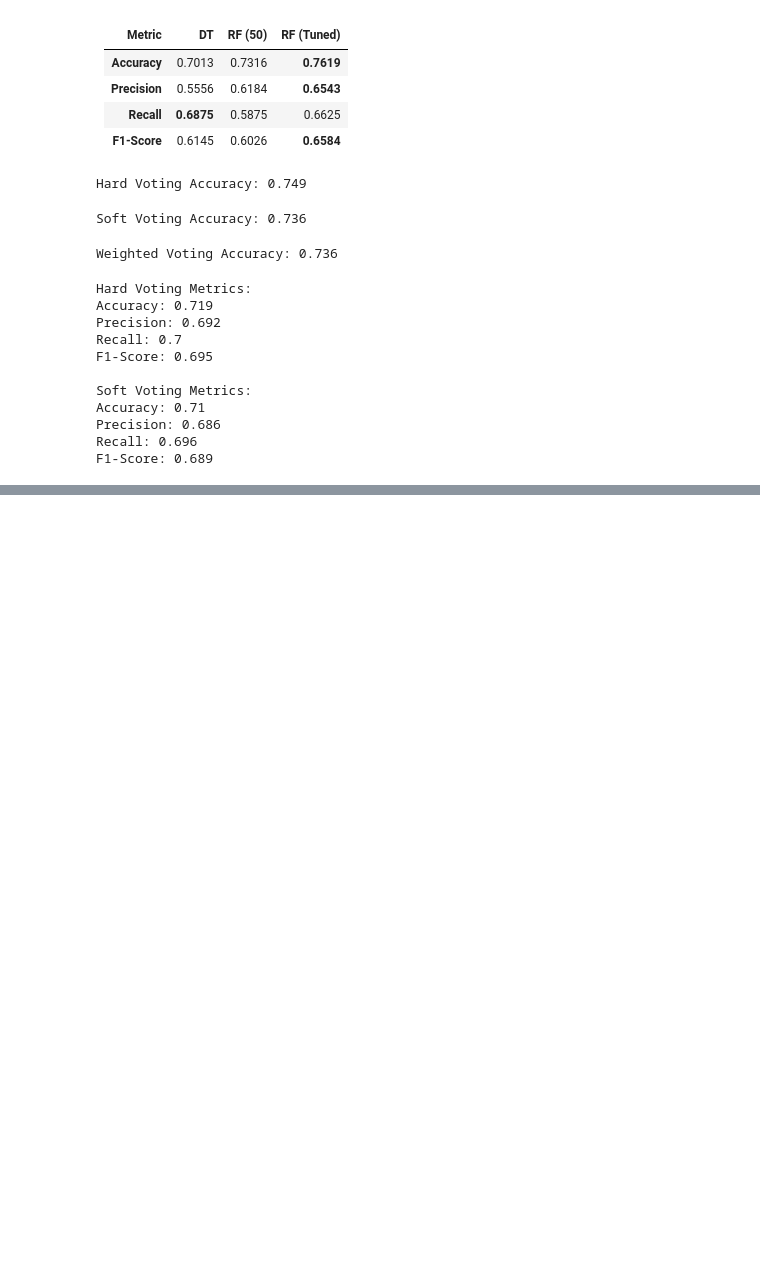
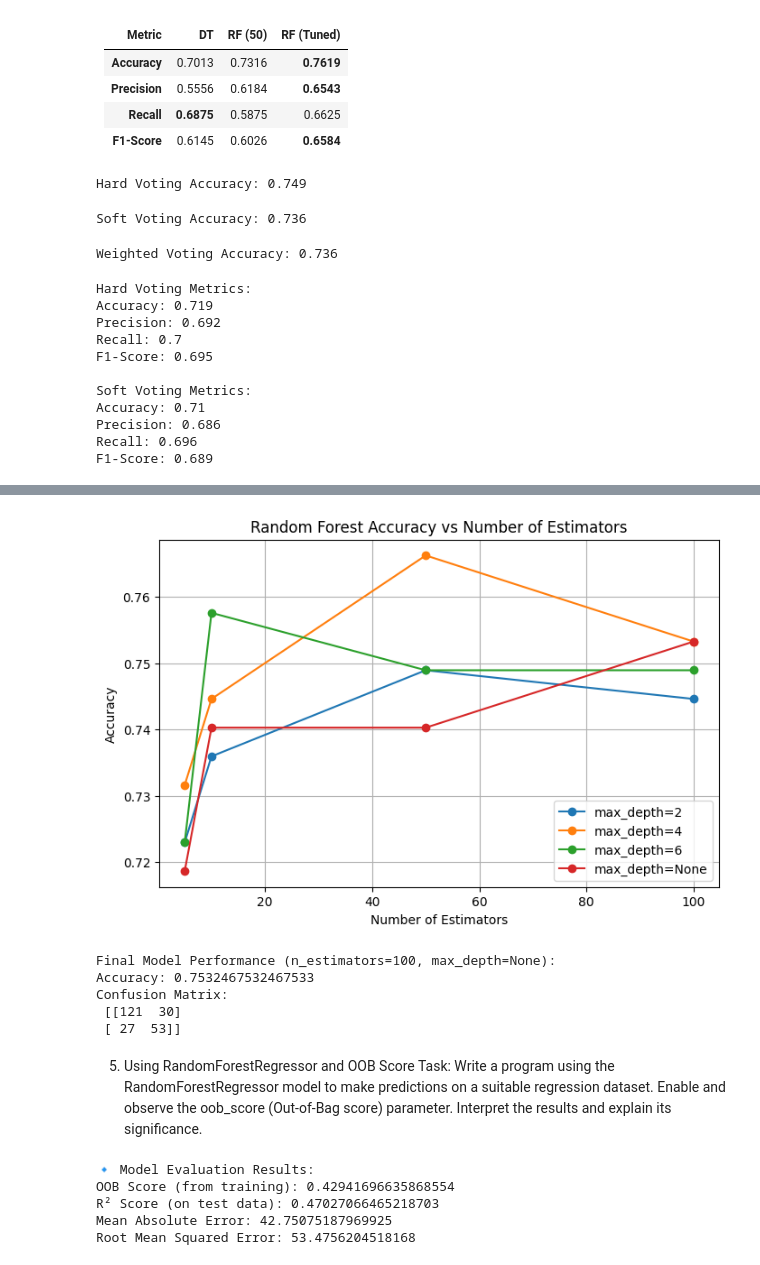
Before and after one commit to manasamorthad/Machine-Learning, a Jupyter notebook: ensemble.ipynb, the cells around one changed output, grey strips where cells are left out. Cells and saved outputs as stored; diff of their text form; code cells hidden in the pictures; blank space fills up the shorter version.

```diff
--- a/ensemble.ipynb
+++ b/ensemble.ipynb
@@ -5,7 +5,7 @@ import numpy as np
 import pandas as pd
 from sklearn.model_selection import train_test_split
 # %%
-df=pd.read_csv("/content/diabetes (2).csv")
+df=pd.read_csv("/content/diabetes_DT (1).csv")
 # %%
 [col for col in df.columns if df[col].isnull().sum()>0]
 # %% [output]
@@ -200,0 +209,19 @@ F1-Score: 0.689
+# %%
+n_estimators_list = [5, 10, 50, 100]
+max_depth_list = [2, 4, 6, None]
+accuracy_results = []
+
+for n in n_estimators_list:
+    for d in max_depth_list:
+        model = RandomForestClassifier(
+            n_estimators=n, max_depth=d, random_state=42
+        )
+        model.fit(x_train, y_train)
+        y_pred = model.predict(x_test)
+        acc = metrics.accuracy_score(y_test, y_pred)
+        accuracy_results.append((n, d, acc))
+
+# Step 5: Display results
+print("Results:")
+for n, d, acc in accuracy_results:
+    print(f"n_estimators={n}, max_depth={d}, Accuracy={acc:.3f}")
@@ -200,0 +248,37 @@ F1-Score: 0.689
+# %%
+plt.figure(figsize=(8, 5))
+for d in max_depth_list:
+    plt.plot(
+        [n for n, md, _ in accuracy_results if md == d],
+        [acc for n, md, acc in accuracy_results if md == d],
+        marker="o",
+        label=f"max_depth={d}",
+    )
+plt.xlabel("Number of Estimators")
+plt.ylabel("Accuracy")
+plt.title("Random Forest Accuracy vs Number of Estimators")
+plt.legend()
+plt.grid(True)
+# %% [output]
+[figure, added]
+# %%
+final_model = RandomForestClassifier(n_estimators=100, max_depth=None, random_state=42)
+final_model.fit(x_train, y_train)
+y_pred = final_model.predict(x_test)
+
+print("\nFinal Model Performance (n_estimators=100, max_depth=None):")
+print("Accuracy:", metrics.accuracy_score(y_test, y_pred))
+print("Confusion Matrix:\n",metrics. confusion_matrix(y_test, y_pred))
+# %% [output]
+Final Model Performance (n_estimators=100, max_depth=None):
+Accuracy: 0.7532467532467533
+Confusion Matrix:
+ [[121  30]
+ [ 27  53]]
+# %% [markdown]
+5. Using RandomForestRegressor and OOB Score
+Task:
+Write a program using the RandomForestRegressor model to make predictions on a
+suitable regression dataset.
+Enable and observe the oob_score (Out-of-Bag score) parameter.
+Interpret the results and explain its significance.
@@ -200,0 +311,13 @@ F1-Score: 0.689
+# %%
+# Step 7: Evaluate performance
+print("\n🔹 Model Evaluation Results:")
+print("OOB Score (from training):", model.oob_score_)
+print("R² Score (on test data):", metrics.r2_score(y_test, y_pred))
+print("Mean Absolute Error:", metrics.mean_absolute_error(y_test, y_pred))
+print("Root Mean Squared Error:", np.sqrt(metrics.mean_squared_error(y_test, y_pred)))
+# %% [output]
+🔹 Model Evaluation Results:
+OOB Score (from training): 0.42941696635868554
+R² Score (on test data): 0.47027066465218703
+Mean Absolute Error: 42.75075187969925
+Root Mean Squared Error: 53.4756204518168
```
Also changed, not shown: parts of 5 cells of this notebook.
